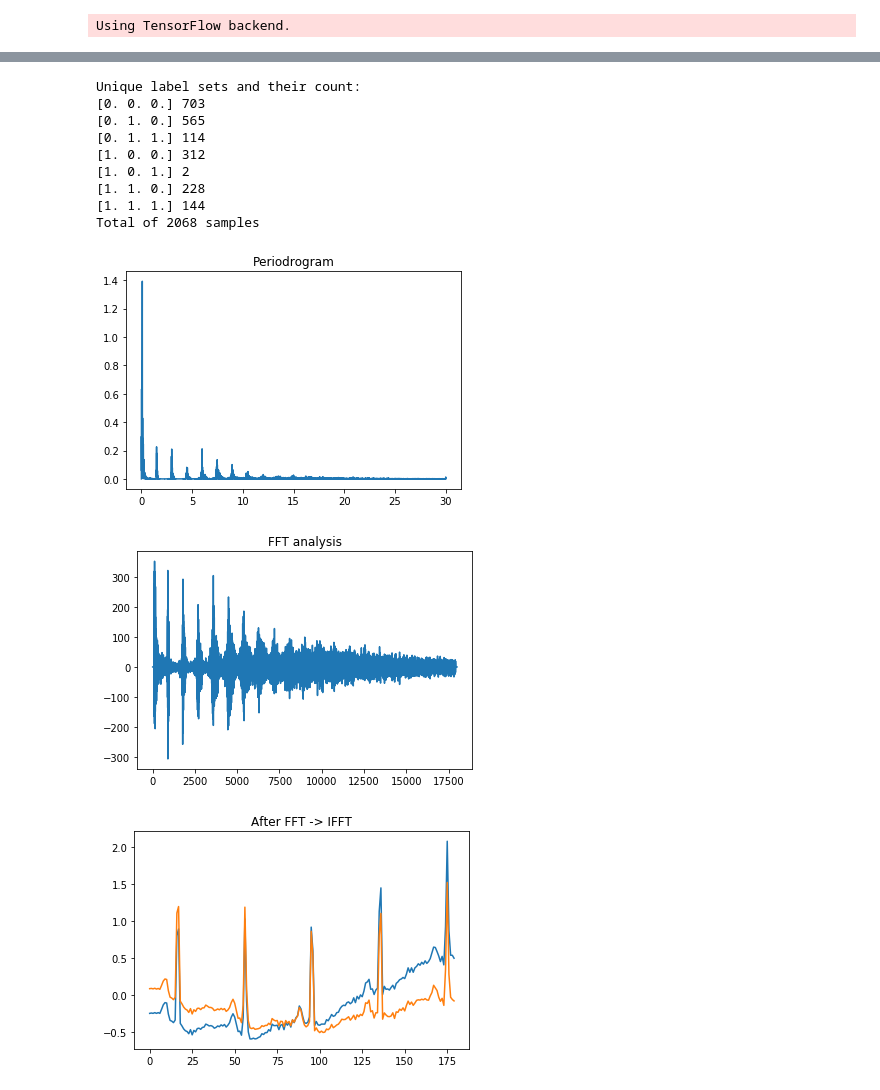
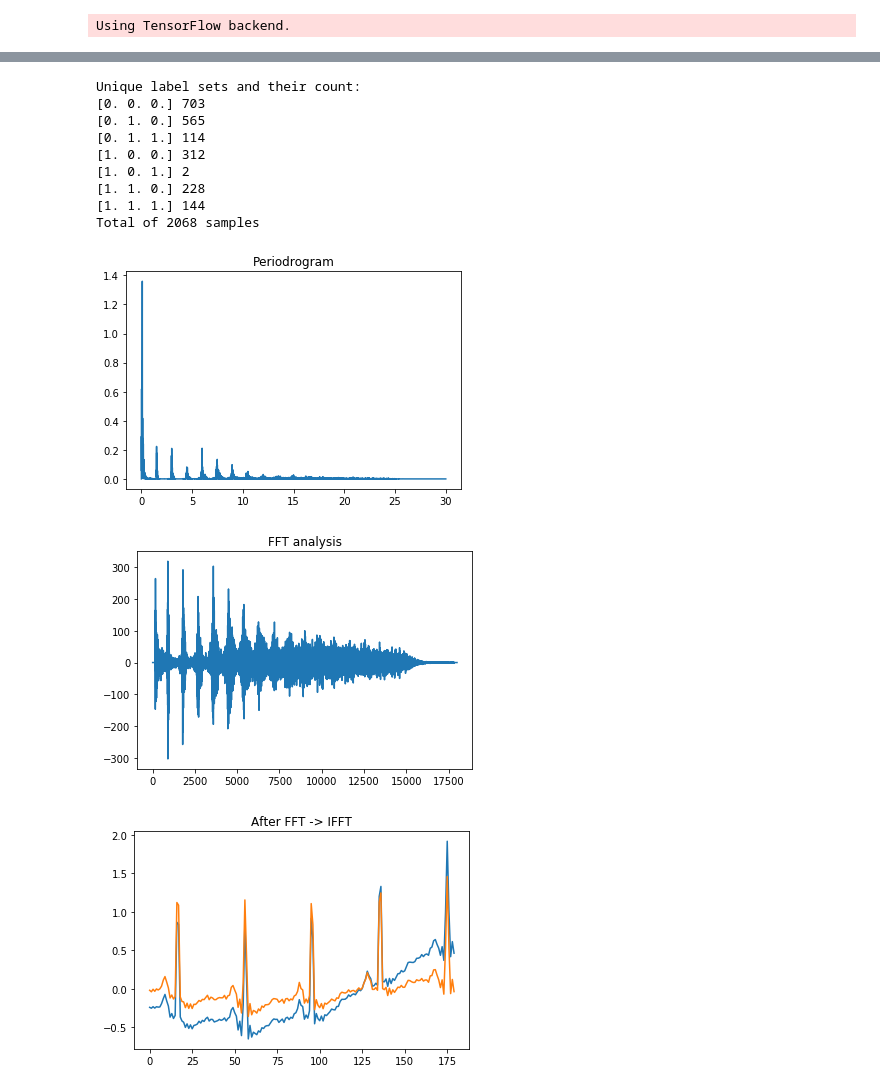
Before and after one commit to tomsoonn/arrhythmia-prediction, a Jupyter notebook: arrhythmia/experimental/Multi_prediction.ipynb, the cells around one changed output, grey strips where cells are left out. Cells and saved outputs as stored; diff of their text form; code cells hidden in the pictures.

Commit message:
[Model][Experimental] Improve interpolation and bug fix (#29)

```diff
--- a/arrhythmia/experimental/Multi_prediction.ipynb
+++ b/arrhythmia/experimental/Multi_prediction.ipynb
@@ -11,7 +11,7 @@ full_data = mitdb.get_records(mitdb.full_ds)
 # Slice all data into time frames of size 10 min + 5 min
 from arrhythmia.experimental.common import slice_records
 from arrhythmia.model.helpers import beat_types
-from arrhythmia.model.time_series import linear_interpolation
+from arrhythmia.model.preprocessing import downsample
 
 pred_minutes = 5
 post_minutes = 2
@@ -40,10 +40,10 @@ for i, (pred, post) in enumerate(slicer):
     if target_frequency != frequency:
         if i == 0:
             plt.plot(data[:frequency*3])
-        data = linear_interpolation(data, target_frequency * 60 * pred_minutes)
+        data = downsample(data, frequency // target_frequency)
         if i == 0:
-            back_int = linear_interpolation(data, pred_window)
-            plt.plot(back_int[:frequency*3])
+            back_x = np.arange(0, frequency*3, frequency // target_frequency)
+            plt.plot(back_x, data[:target_frequency*3])
             plt.title('After interpolation')
             plt.show()
 
@@ -73,7 +73,7 @@ if periodogram:
 # Remove low frequency noise using FFT->IFFT
 fft = True
 replace_with_fft = False
-fft_threshold = 0.3
+fft_threshold = 0.5
 if fft:
     from scipy import fftpack
     after_fft = fftpack.rfft(input_data)
@@ -107,15 +107,15 @@ Using TensorFlow backend.
 Unique label sets and their count:
 [0. 0. 0.] 703
 [0. 1. 0.] 565
 [0. 1. 1.] 114
 [1. 0. 0.] 312
 [1. 0. 1.] 2
 [1. 1. 0.] 228
 [1. 1. 1.] 144
 Total of 2068 samples
-[figure, old version]
+[figure, new version]
-[figure, old version]
+[figure, new version]
-[figure, old version]
+[figure, new version]
 # %%
 from arrhythmia.experimental.common import ModelTester
 import keras.backend as K
```
Also changed, not shown: parts of 3 cells of this notebook, 7 other files.
